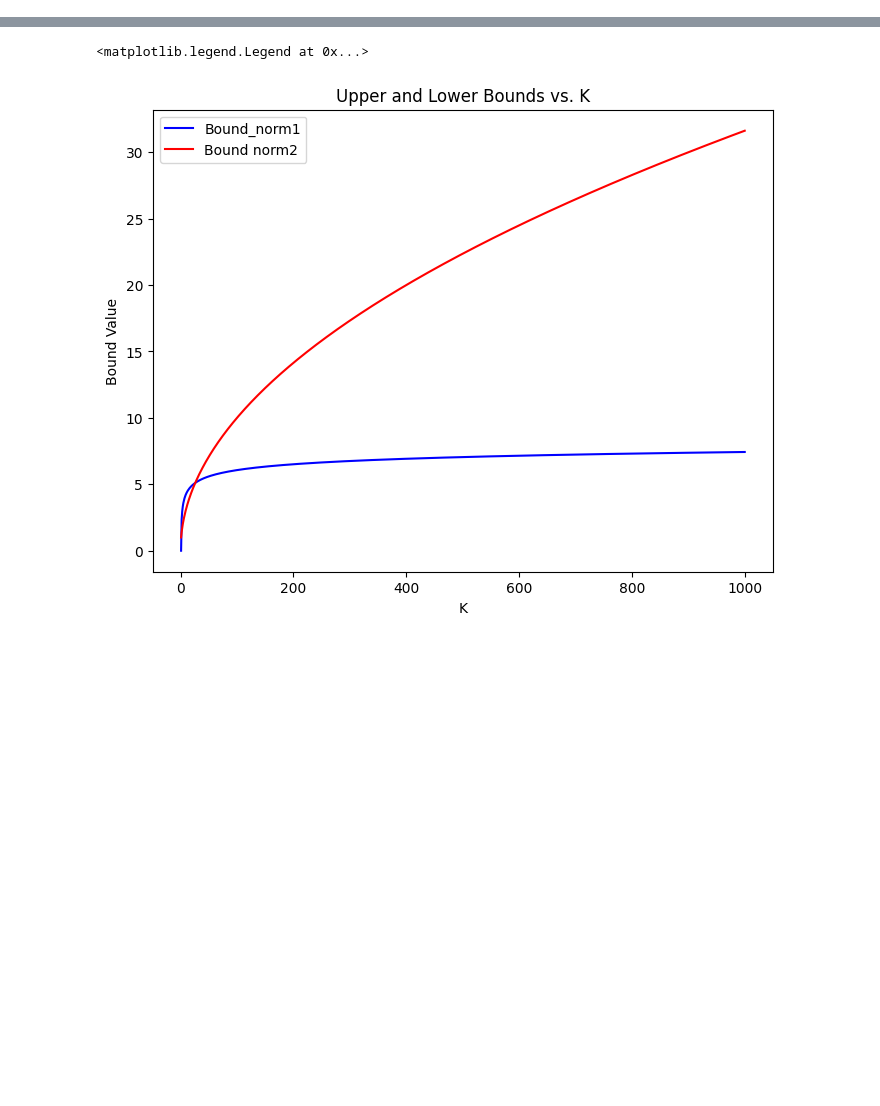
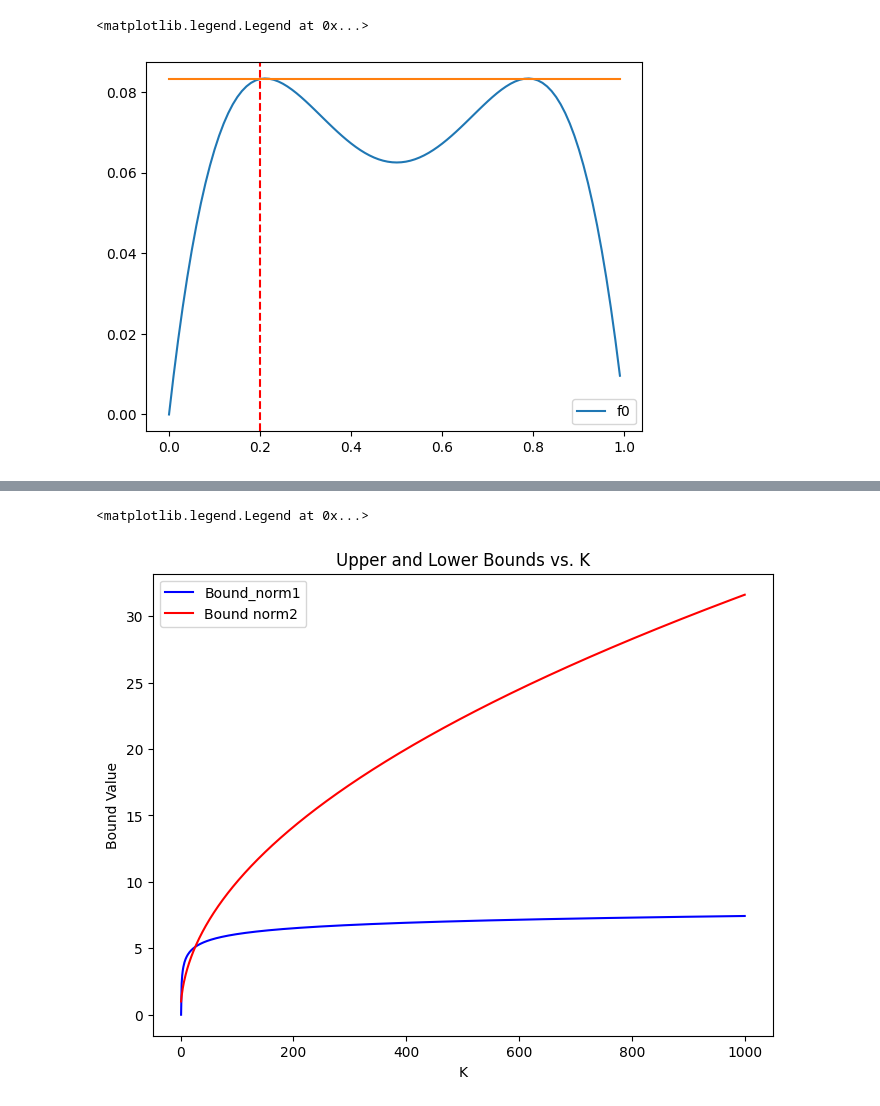
Before and after one commit to Quan-Zhou/MAB, a Jupyter notebook: estimate.ipynb, the cells around one changed output, grey strips where cells are left out. Drawn from its saved outputs; the diff is of its cells as text; code cells hidden in the pictures; blank space fills up the shorter version.

```diff
--- a/estimate.ipynb
+++ b/estimate.ipynb
@@ -3,0 +9,13 @@ import matplotlib.pyplot as plt
+# %%
+K=4
+f = lambda p: p * (1 - p)**K + (1 - p) * p**K
+g=[f(p) for p in np.arange(0,1,0.01)]
+# g1=[(1-q)**(K-1)*(1-(K+1)*q) for q in np.arange(0,1,0.01)]
+# g2=[-(1-q)**(K-2)*(2*K-K*(K+1)*q) for q in np.arange(0,1,0.01)]
+plt.plot(np.arange(0,1,0.01),g,label='f0')
+plt.plot(np.arange(0,1,0.01),[f(1/(K+1))]*100)
+plt.axvline(x=1/(K+1), color='r', linestyle='--')  # red dashed vertical line at x = 0
+plt.legend()
+# %% [output]
+<matplotlib.legend.Legend at 0x...>
+[figure, added]
```
Also changed, not shown: parts of 4 cells of this notebook, 2 other files.
